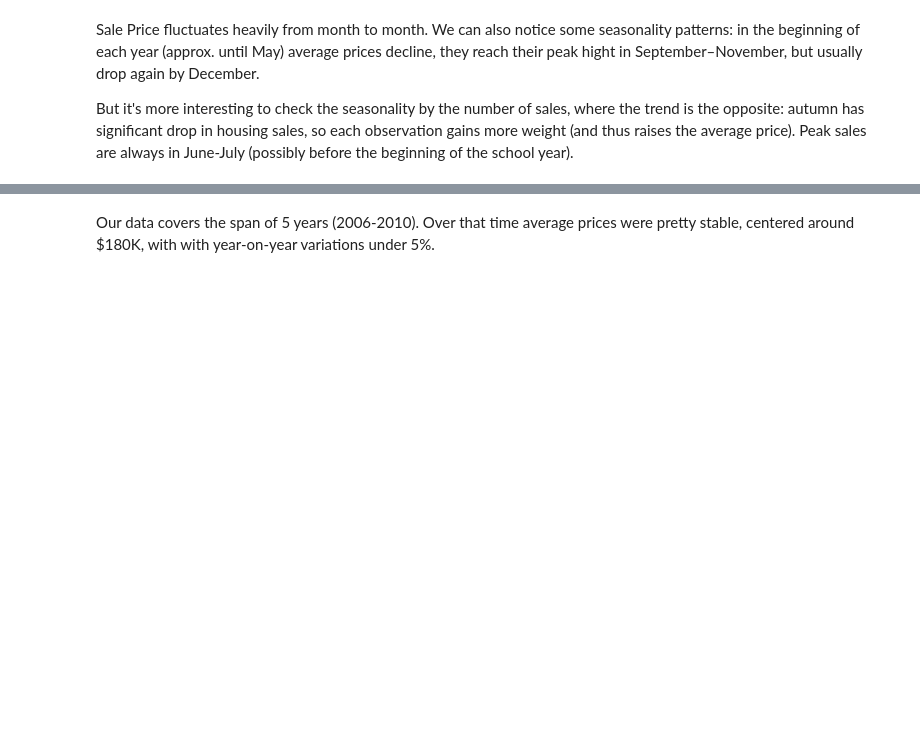
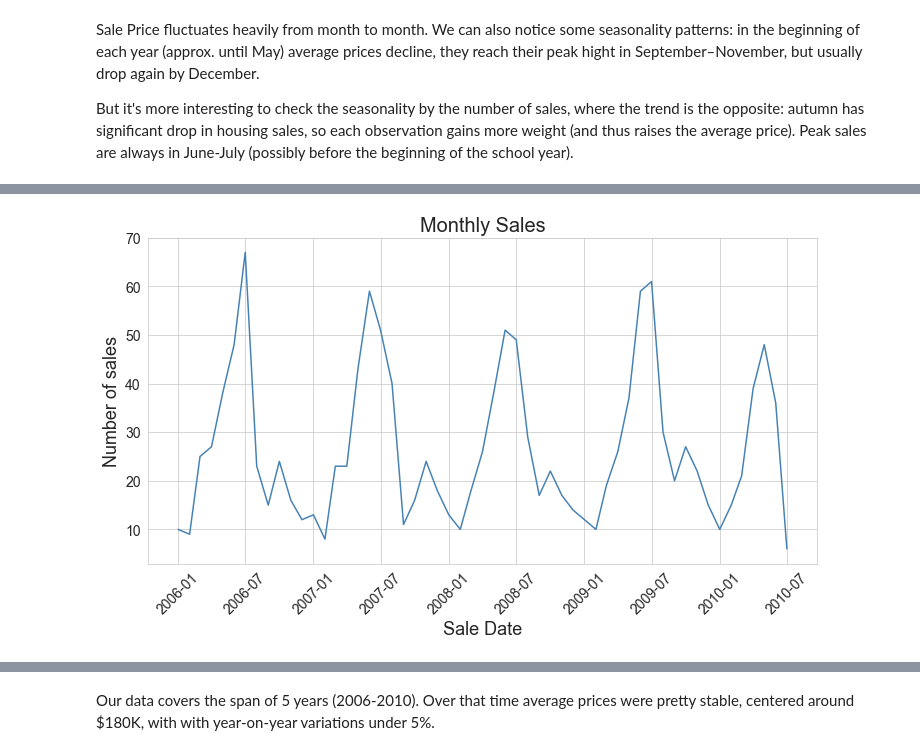
Before and after one commit to anidima/YData_Kaggle_Comp, a Jupyter notebook: lera_EDA.ipynb, the cells around one changed output, grey strips where cells are left out. Saved outputs shown, nothing was run; the diff lists cells and outputs as text; code cells hidden in the pictures; blank space fills up the shorter version.

```diff
--- a/lera_EDA.ipynb
+++ b/lera_EDA.ipynb
@@ -175,3 +173,16 @@ fig.show()
+# %%
+month_sale = df.groupby('SaleDate').size().to_frame('Sales')
+
+plt.figure(figsize=(12, 6))
+sns.lineplot(data=month_sale, x=month_sale.index, y='Sales', color='steelblue')
+plt.title('Monthly Sales', fontsize=20)
+plt.xlabel('Sale Date', fontsize=18)
+plt.ylabel('Number of sales', fontsize=18)
+plt.xticks(fontsize=14, rotation=45)
+plt.yticks(fontsize=14)
+plt.show();
+# %% [output]
+[figure, added]
 # %%
 # how did price behave over the years
 
```
Also changed, not shown: parts of 39 cells of this notebook.
